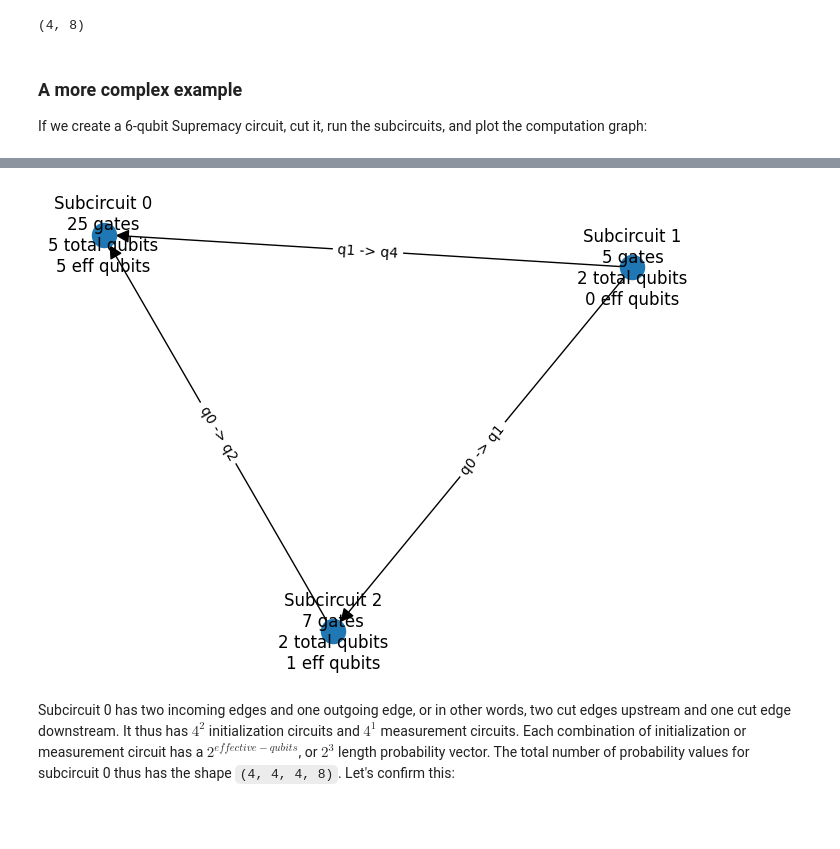
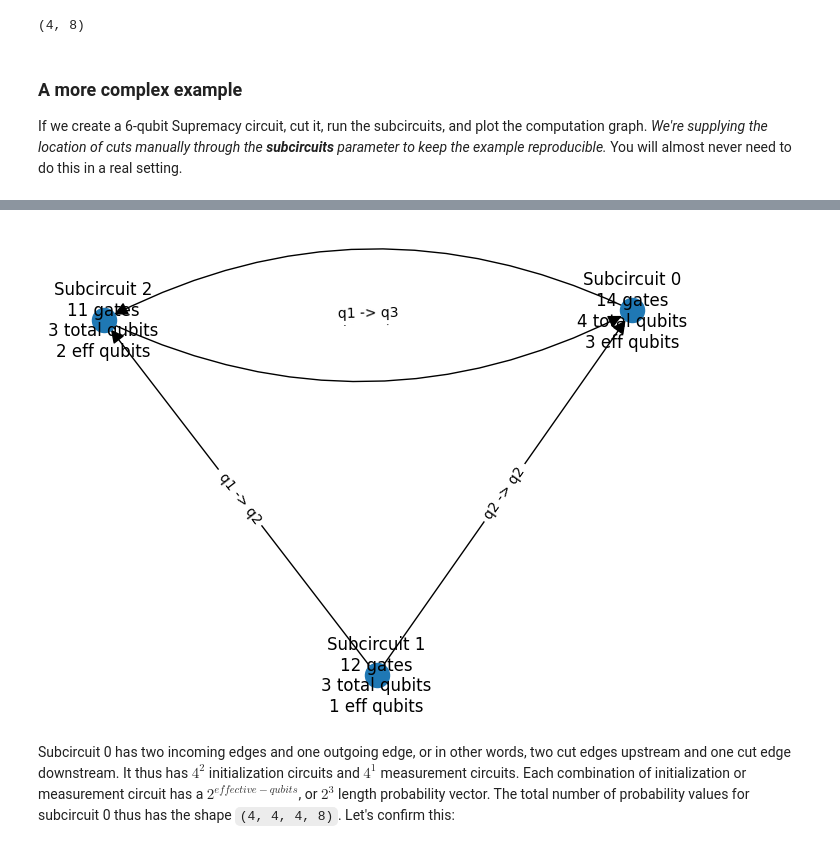
Before and after one commit to PrincetonUniversity/cutqc2, a Jupyter notebook: docs/source/notebooks/04_circuit_cutting_internals.ipynb, the cells around one changed output, grey strips where cells are left out. Cells and saved outputs as stored; diff of their text form; code cells hidden in the pictures; blank space fills up the shorter version.

Commit message:
ability to specify subcircuits to the cut method as a list of list of strings

```diff
--- a/docs/source/notebooks/04_circuit_cutting_internals.ipynb
+++ b/docs/source/notebooks/04_circuit_cutting_internals.ipynb
@@ -130,16 +130,18 @@ cut_circuit.subcircuit_packed_probs[1].shape
 # %% [markdown]
 ### A more complex example
 
-If we create a 6-qubit Supremacy circuit, cut it, run the subcircuits, and plot the computation graph:
+If we create a 6-qubit Supremacy circuit, cut it, run the subcircuits, and plot the computation graph. *We're supplying the location of cuts manually through the **subcircuits** parameter to keep the example reproducible.* You will almost never need to do this in a real setting.
 # %%
 with Path.open("supremacy_6qubit.qasm3", "r") as f:
     circuit_qasm3 = f.read()
 
 cut_circuit = CutCircuit(circuit_qasm3=circuit_qasm3)
 cut_circuit.cut(
-    max_subcircuit_width=5,
-    max_cuts=10,
-    num_subcircuits=[3],
+    subcircuits=[
+        ["[0]0 [1]0", "[0]1 [2]1", "[1]1 [3]2"],
+        ["[4]0 [5]0", "[2]0 [4]1"],
+        ["[2]2 [3]0", "[3]1 [5]1"],
+    ]
 )
 cut_circuit.run_subcircuits()
 compute_graph = cut_circuit.compute_graph
@@ -152,4 +153,4 @@ compute_graph.draw()
-[figure, old version]
+[figure, new version]
 # %% [markdown]
 Subcircuit 0 has two incoming edges and one outgoing edge, or in other words, two cut edges upstream and one cut edge downstream. It thus has $4^{2}$ initialization circuits and $4^{1}$ measurement circuits. Each combination of initialization or measurement circuit has a $2^{effective-qubits}$, or $2^{3}$ length probability vector. The total number of probability values for subcircuit 0 thus has the shape `(4, 4, 4, 8)`. Let's confirm this:
 # %%
```
Also changed, not shown: parts of 8 cells of this notebook, 2 other files.
